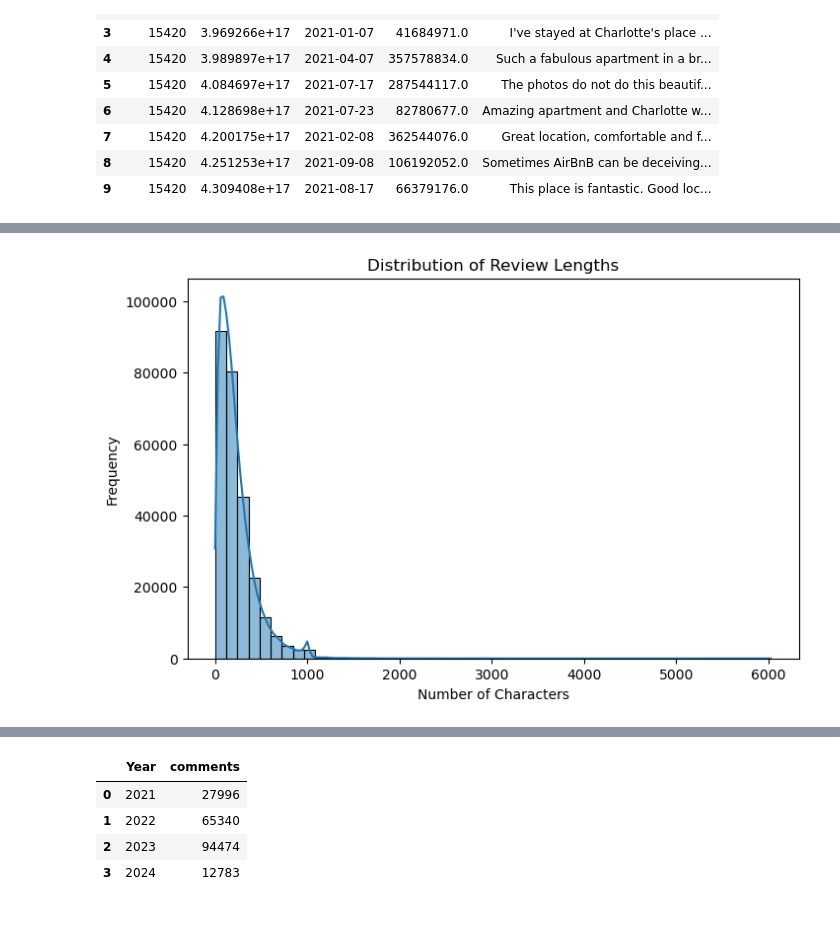
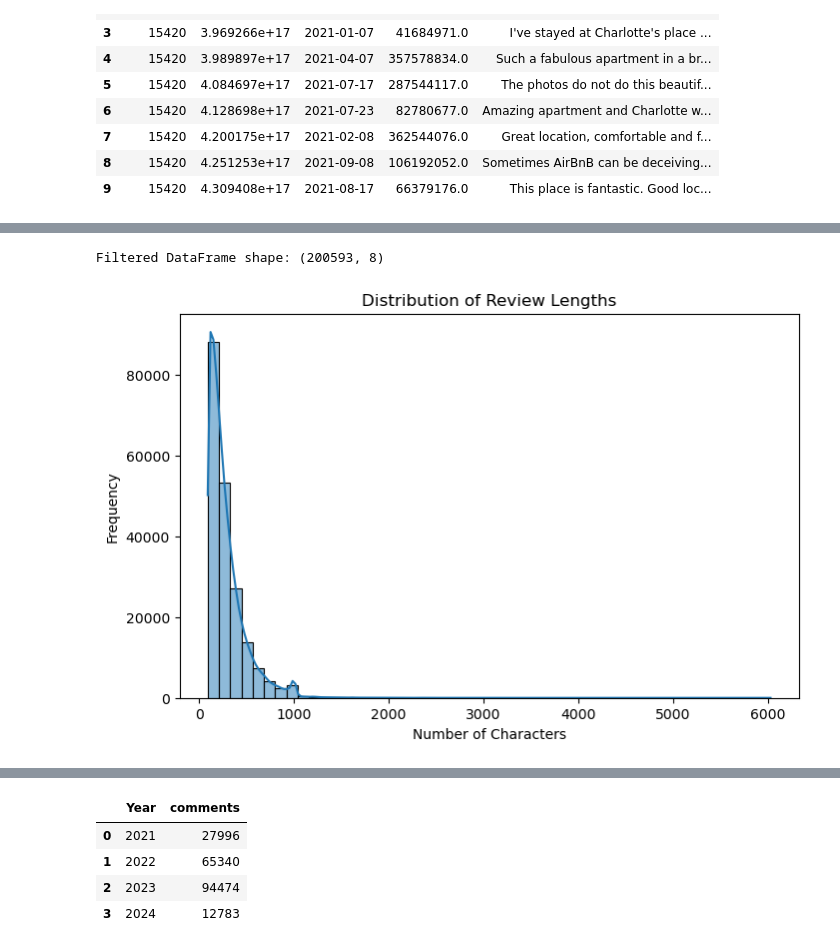
Before and after one commit to GulyaDS-BM/Extended-Research-Project---How-social-media-can-boost-customer-experience-management, a Jupyter notebook: ERP_PreProcessing 1.ipynb, the cells around one changed output, grey strips where cells are left out. Saved outputs shown, nothing was run; the diff lists cells and outputs as text; code cells hidden in the pictures; blank space fills up the shorter version.

```diff
--- a/ERP_PreProcessing 1.ipynb
+++ b/ERP_PreProcessing 1.ipynb
@@ -146,14 +219,18 @@ df.head(10)
+# %%
+# Filtering out reviews that are shorter than the 1st quartile length
+df = df[df['Number of Characters'] >= first_quartile]
+
+# Checking the shape of the dataframe after filtering
+print(f"Filtered DataFrame shape: {df.shape}")
+# %% [output]
+Filtered DataFrame shape: (200593, 8)
 # %%
-# EDA
-# Calculate the length of each review
-df['Number of Characters'] = df['comments'].apply(len)
-
-# Plot the distribution of review lengths
+# Plotting the distribution of review lengths again
 plt.figure(figsize = (8,5))
 sns.histplot(data = df, x = 'Number of Characters', bins = 50, kde = True)
 plt.title('Distribution of Review Lengths')
 plt.xlabel('Number of Characters')
 plt.ylabel('Frequency')
 plt.show()
 # %% [output]
-[figure, old version]
+[figure, new version]
```
Also changed, not shown: parts of 76 cells of this notebook.
